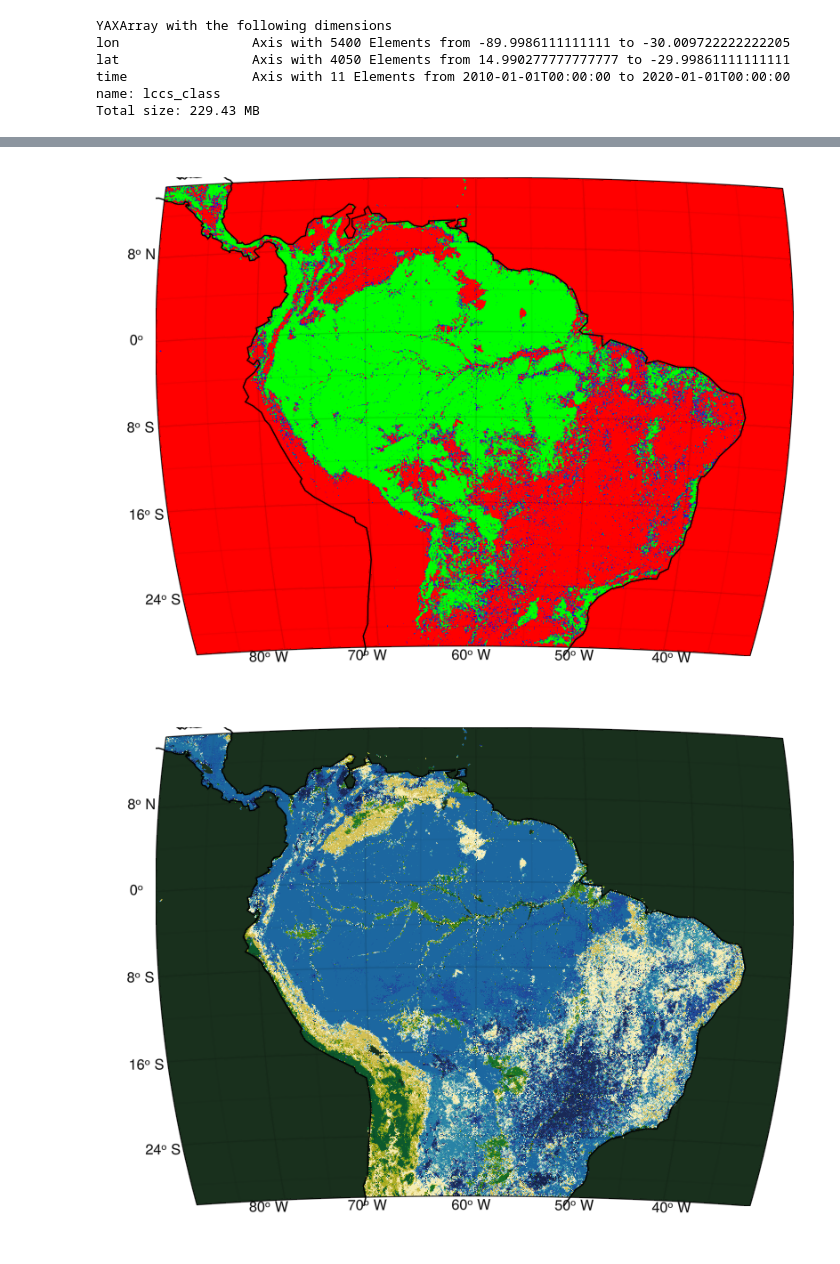
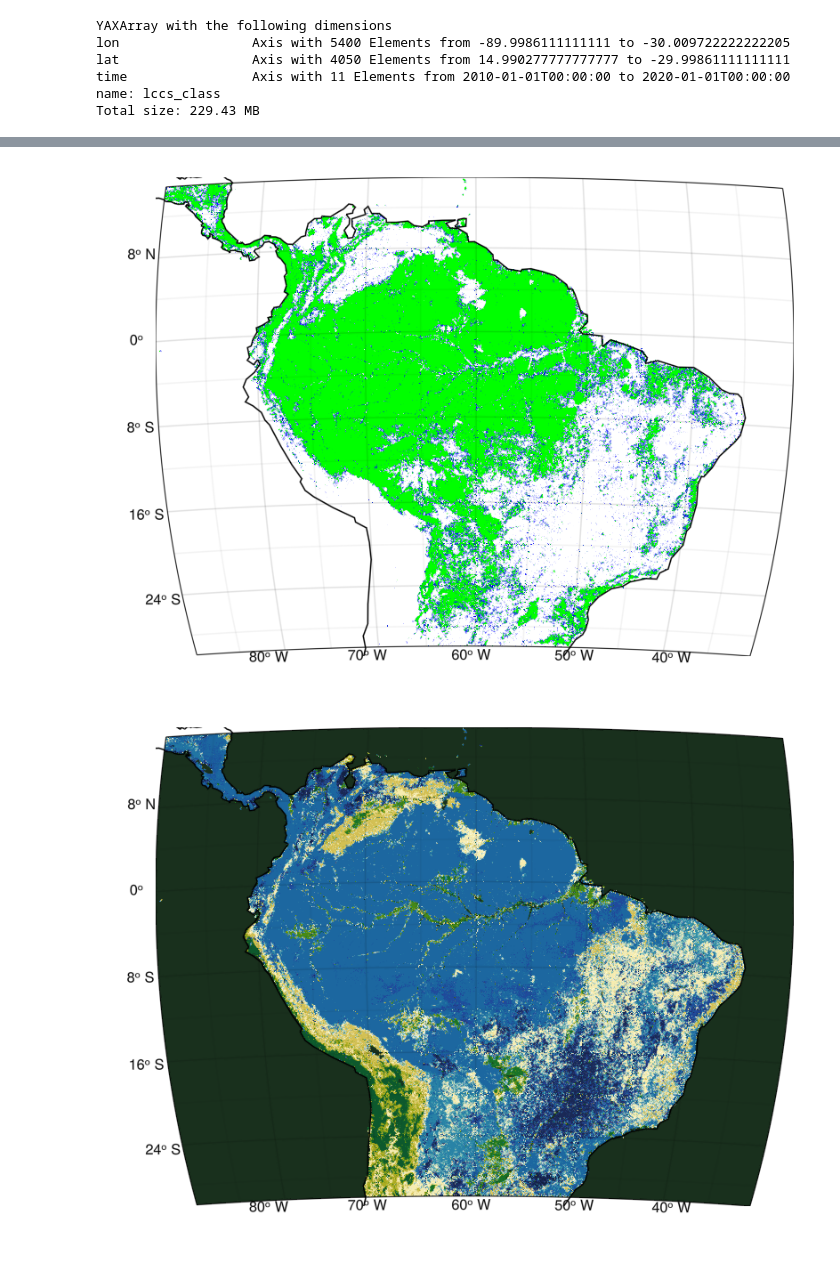
Before and after one commit to Eisenbahnplatte/spatio_temporal_data-rainforest_development, a Jupyter notebook: rainforest_test.ipynb, the cells around one changed output, grey strips where cells are left out. Drawn from its saved outputs; the diff is of its cells as text; code cells hidden in the pictures.

```diff
--- a/rainforest_test.ipynb
+++ b/rainforest_test.ipynb
@@ -65,22 +62,22 @@ global_figure = Rainforestlib.build_figure_by_lcc_classes(lc, accepted_values, f
 # %%
 using .Rainforestlib
 
 # local is the default, and makes the map as large as the datapoints
 # but can me changed by setting
 
 using Colors, ColorSchemes
 
 mycmap = ColorScheme([RGB{Float64}(i, 1.5i, 2i) for i in [0.0, 0.25, 0.35, 0.5]])
 
 custom_colormap = [
-    RGB(1.0, 0.0, 0.0),  # Red
+    RGB(1.0, 1.0, 1.0),  # Red
     RGB(0.0, 0.0, 1.0),  # Blue
     RGB(0.0, 1.0, 0.0)   # Green
 ]
 
-local_figure = Rainforestlib.build_figure_by_lcc_classes(filtered_dc, all_forest_values; colormap = custom_colormap)
+local_figure = Rainforestlib.build_figure_by_lcc_classes(filtered_dc, all_forest_values; colormap = custom_colormap, colorrange = (1,2))
 # %% [output]
-[figure, old version]
+[figure, new version]
 # %%
 using .Rainforestlib
 
```
Also changed, not shown: parts of 3 cells of this notebook, 2 other files.
